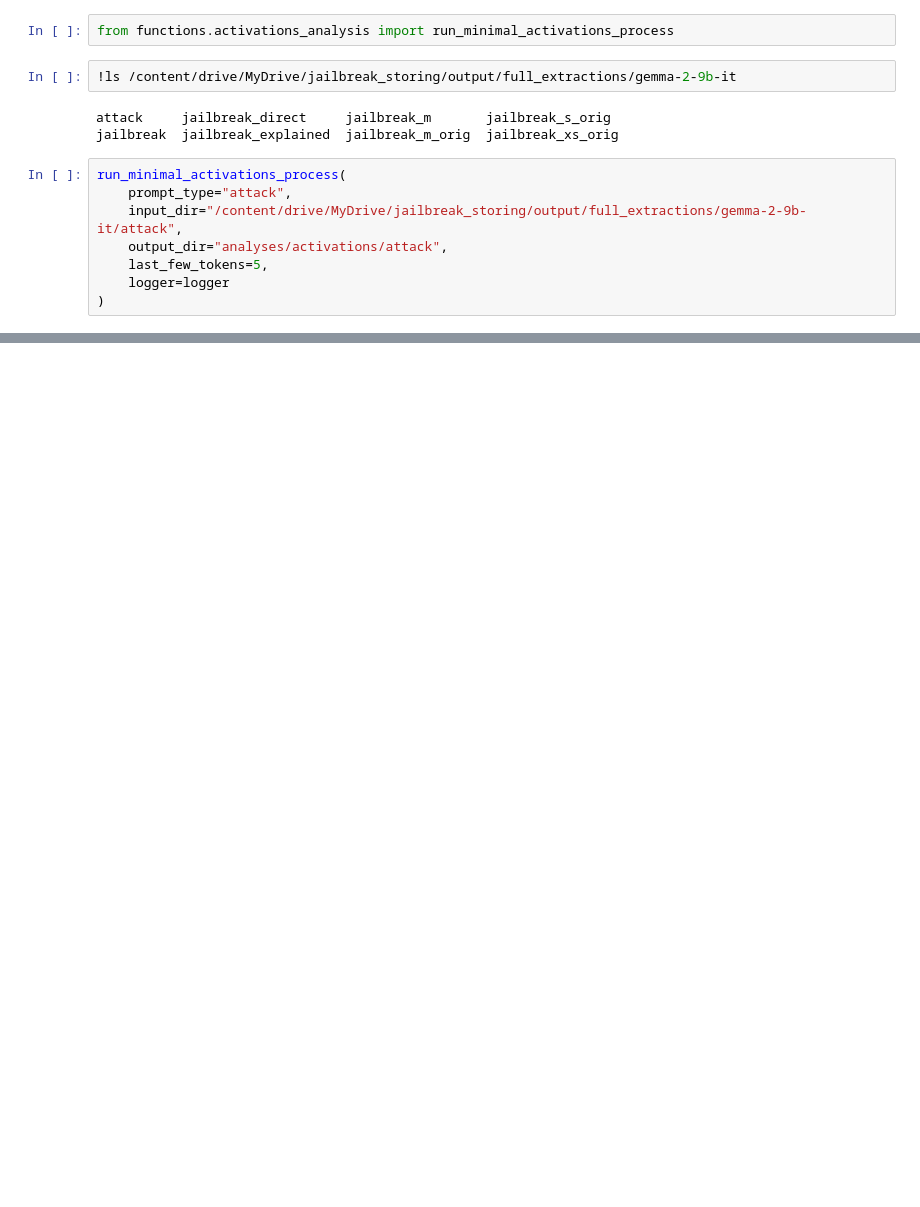
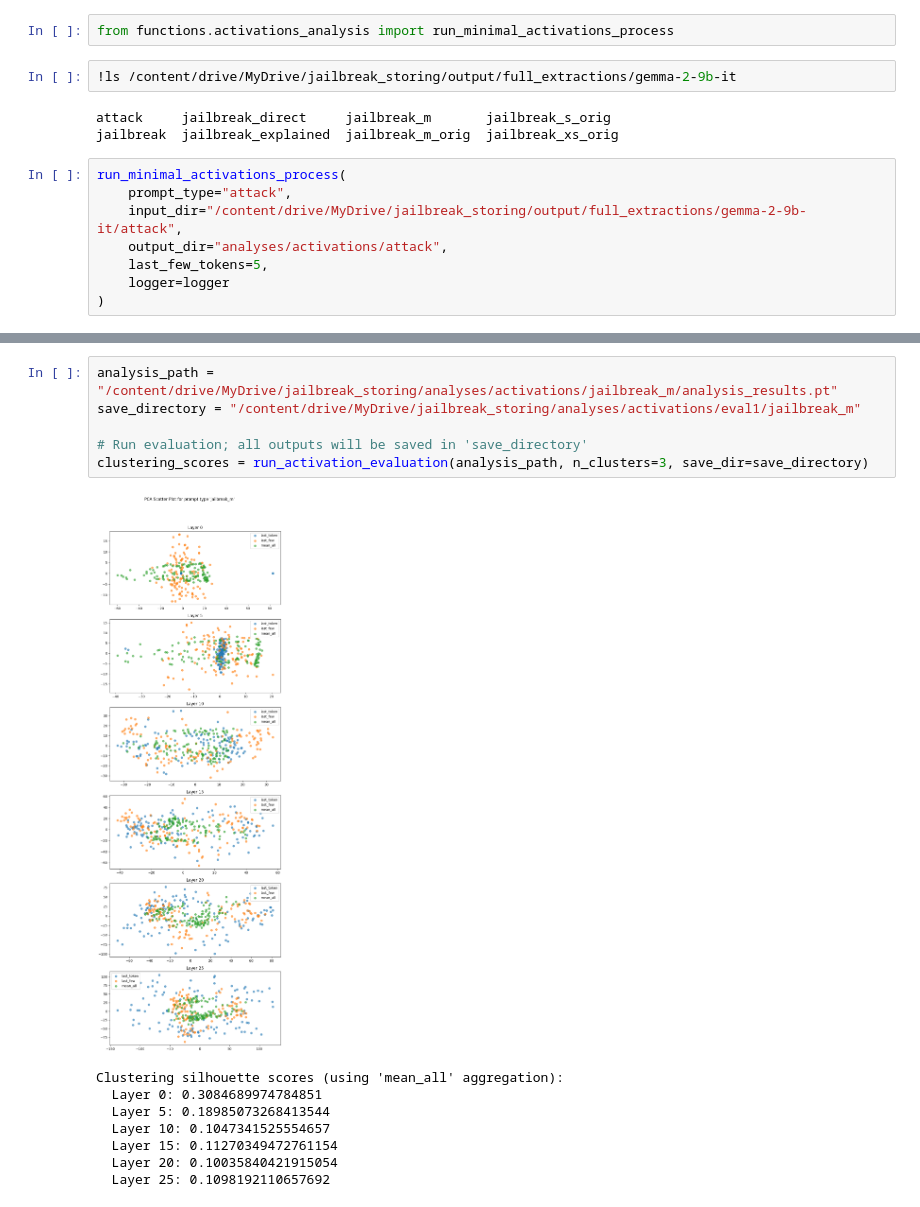
Before and after one commit to IdaCy/jailbreak-alert-research, a Jupyter notebook: notebooks/any_prompttype_line.ipynb, the cells around one changed output, grey strips where cells are left out. Saved outputs shown, nothing was run; the diff lists cells and outputs as text; blank space fills up the shorter version.

```diff
--- a/notebooks/any_prompttype_line.ipynb
+++ b/notebooks/any_prompttype_line.ipynb
@@ -642,0 +753,15 @@ analysis_results.pt
+# %%
+analysis_path = "/content/drive/MyDrive/jailbreak_storing/analyses/activations/jailbreak_m/analysis_results.pt"
+save_directory = "/content/drive/MyDrive/jailbreak_storing/analyses/activations/eval1/jailbreak_m"
+
+# Run evaluation; all outputs will be saved in 'save_directory'
+clustering_scores = run_activation_evaluation(analysis_path, n_clusters=3, save_dir=save_directory)
+# %% [output]
+[figure, added]
+Clustering silhouette scores (using 'mean_all' aggregation):
+  Layer 0: 0.3084689974784851
+  Layer 5: 0.18985073268413544
+  Layer 10: 0.1047341525554657
+  Layer 15: 0.11270349472761154
+  Layer 20: 0.10035840421915054
+  Layer 25: 0.1098192110657692
```
Also changed, not shown: parts of 32 cells of this notebook.
